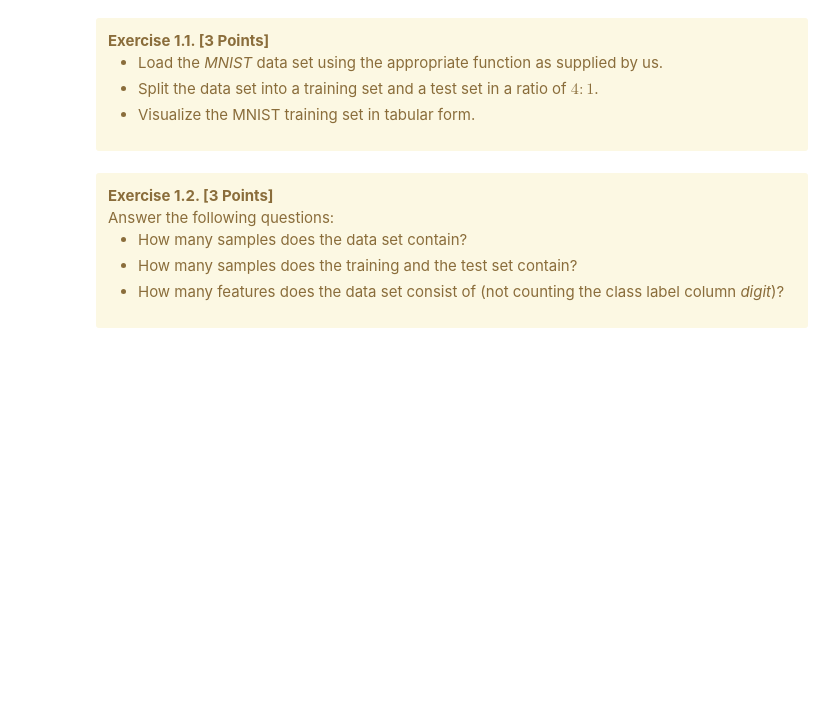
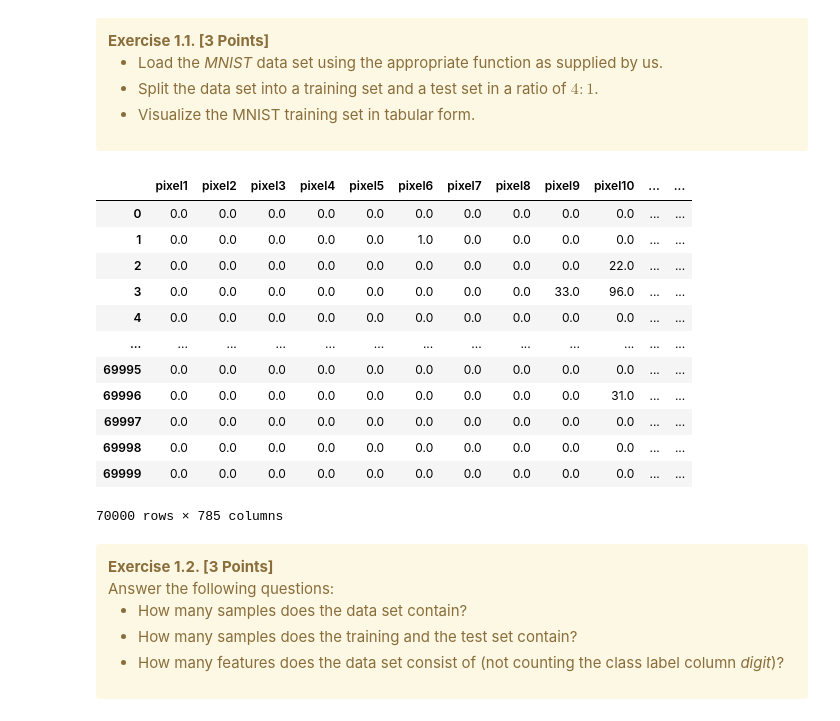
Before and after one commit to estepanoffiz/Hands-On-AI-, a Jupyter notebook: Assignment 2/U2_Assignment.ipynb, the cells around one changed output. Drawn from its saved outputs; the diff is of its cells as text; code cells hidden in the pictures; blank space fills up the shorter version.

```diff
--- a/Assignment 2/U2_Assignment.ipynb
+++ b/Assignment 2/U2_Assignment.ipynb
@@ -63,7 +71,23 @@ Before analyzing and tackling the vanishing gradient problem, the data sets need
     </ul>
 </div>
 # %%
-# your code goes here
+data_fashion_mnist = u2.load_fashion_mnist()
+data_fashion_mnist_train, data_fashion_mnist_test = u2.split_data(data_fashion_mnist, test_size=1.0 / 5.0)
+data_fashion_mnist
+# %% [output]
+|  | pixel1 | pixel2 | pixel3 | pixel4 | pixel5 | pixel6 | pixel7 | pixel8 | pixel9 | pixel10 | ... | ... |
+| 0 | 0.0 | 0.0 | 0.0 | 0.0 | 0.0 | 0.0 | 0.0 | 0.0 | 0.0 | 0.0 | ... | ... |
+| 1 | 0.0 | 0.0 | 0.0 | 0.0 | 0.0 | 1.0 | 0.0 | 0.0 | 0.0 | 0.0 | ... | ... |
+| 2 | 0.0 | 0.0 | 0.0 | 0.0 | 0.0 | 0.0 | 0.0 | 0.0 | 0.0 | 22.0 | ... | ... |
+| 3 | 0.0 | 0.0 | 0.0 | 0.0 | 0.0 | 0.0 | 0.0 | 0.0 | 33.0 | 96.0 | ... | ... |
+| 4 | 0.0 | 0.0 | 0.0 | 0.0 | 0.0 | 0.0 | 0.0 | 0.0 | 0.0 | 0.0 | ... | ... |
+| ... | ... | ... | ... | ... | ... | ... | ... | ... | ... | ... | ... | ... |
+| 69995 | 0.0 | 0.0 | 0.0 | 0.0 | 0.0 | 0.0 | 0.0 | 0.0 | 0.0 | 0.0 | ... | ... |
+| 69996 | 0.0 | 0.0 | 0.0 | 0.0 | 0.0 | 0.0 | 0.0 | 0.0 | 0.0 | 31.0 | ... | ... |
+| 69997 | 0.0 | 0.0 | 0.0 | 0.0 | 0.0 | 0.0 | 0.0 | 0.0 | 0.0 | 0.0 | ... | ... |
+| 69998 | 0.0 | 0.0 | 0.0 | 0.0 | 0.0 | 0.0 | 0.0 | 0.0 | 0.0 | 0.0 | ... | ... |
+| 69999 | 0.0 | 0.0 | 0.0 | 0.0 | 0.0 | 0.0 | 0.0 | 0.0 | 0.0 | 0.0 | ... | ... |
+70000 rows × 785 columns
 # %% [markdown]
 <div class="alert alert-warning">
     <b>Exercise 1.2. [3 Points]</b><br>
```
Also changed, not shown: parts of 16 cells of this notebook, 17 other files.
